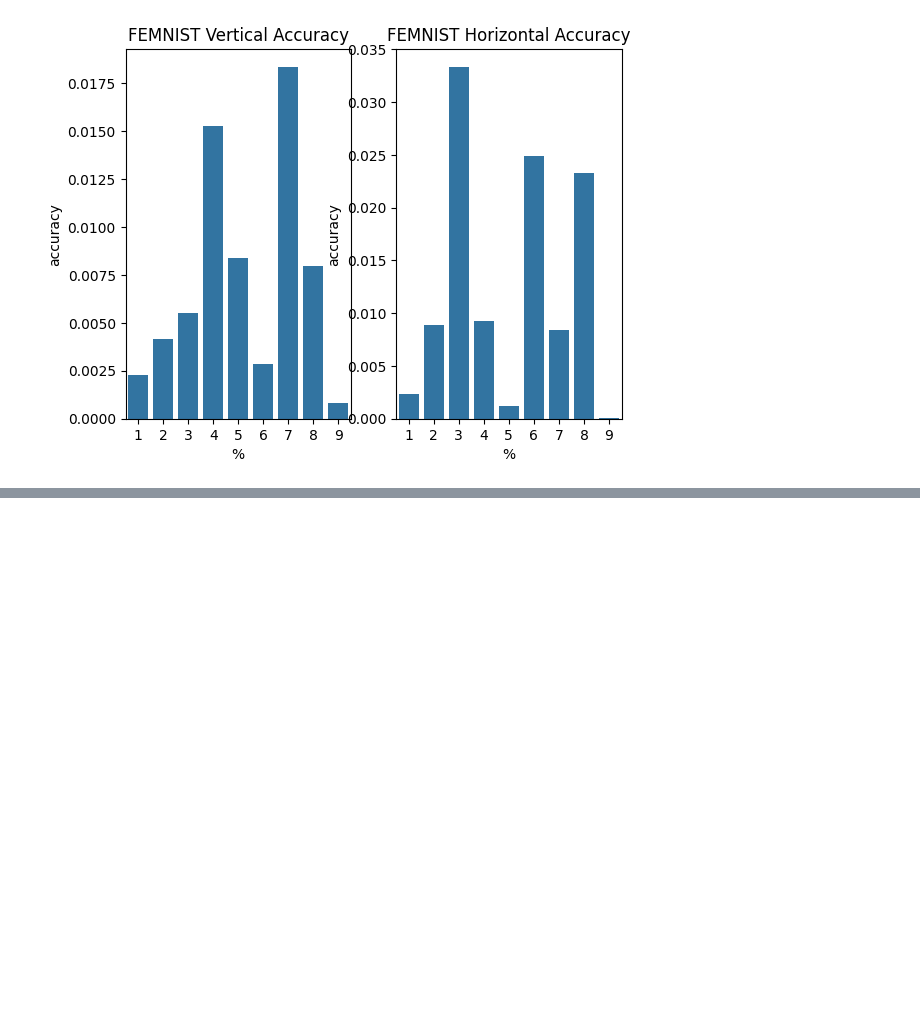
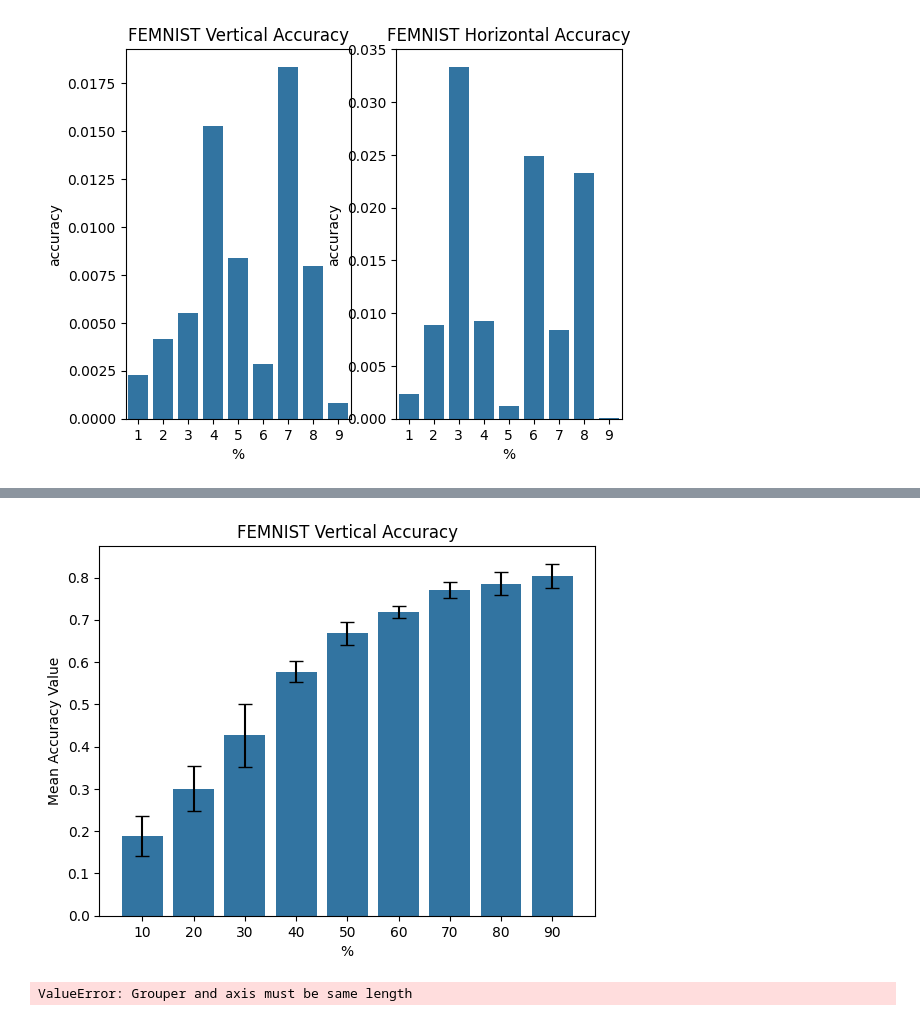
Before and after one commit to benzebra/HAR, a Jupyter notebook: fl-tensorflow-v2/visualization.ipynb, the cells around one changed output, grey strips where cells are left out. Cells and saved outputs as stored; diff of their text form; code cells hidden in the pictures; blank space fills up the shorter version.

```diff
--- a/fl-tensorflow-v2/visualization.ipynb
+++ b/fl-tensorflow-v2/visualization.ipynb
@@ -44,0 +74,32 @@ Text(0.5, 0, '%')
+# %%
+# FEMNIST Vertical Accuracy
+df_fem_vert = pd.read_csv('metrics_fem_vert_10t.txt', sep=',', header=None)
+
+df_grouped = df_fem_vert.T.groupby(np.arange(len(df.T)) // 10).agg(['mean', 'std'])
+
+fig, ax = plt.subplots()
+sns.barplot(x=df_grouped.index*10+10, y=df_grouped[0]['mean'], ax=ax)
+
+ax.errorbar(df_grouped.index, df_grouped[0]['mean'], yerr=df_grouped[0]['std'], fmt='none', ecolor='black', capsize=5)
+ax.set_title('FEMNIST Vertical Accuracy')
+ax.set_xlabel('%')
+ax.set_ylabel('Mean Accuracy Value')
+plt.show()
+# %% [output]
+[figure, added]
+# %%
+# FEMNIST Horizontal Accuracy
+df_fem_hor = pd.read_csv('metrics_fem_hor_10t.txt', sep=',', header=None)
+
+df_grouped = df_fem_hor.T.groupby(np.arange(len(df.T)) // 10).agg(['mean', 'std'])
+
+fig, ax = plt.subplots()
+sns.barplot(x=df_grouped.index*10+10, y=df_grouped[0]['mean'], ax=ax)
+
+ax.errorbar(df_grouped.index, df_grouped[0]['mean'], yerr=df_grouped[0]['std'], fmt='none', ecolor='black', capsize=5)
+ax.set_title('FEMNIST Vertical Accuracy')
+ax.set_xlabel('%')
+ax.set_ylabel('Mean Accuracy Value')
+plt.show()
+# %% [output]
+ValueError: Grouper and axis must be same length
```
Also changed, not shown: parts of 4 cells of this notebook, 17 other files.
